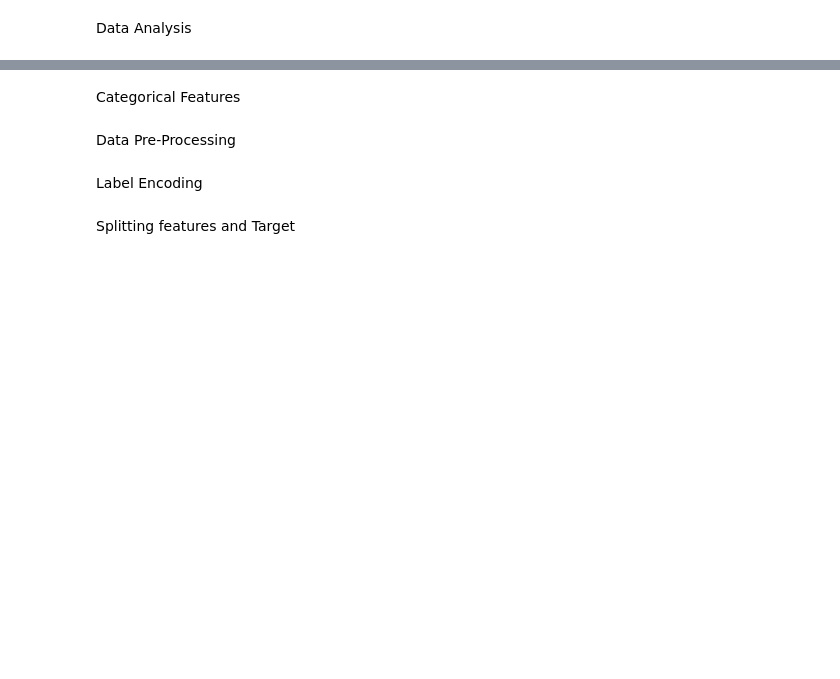
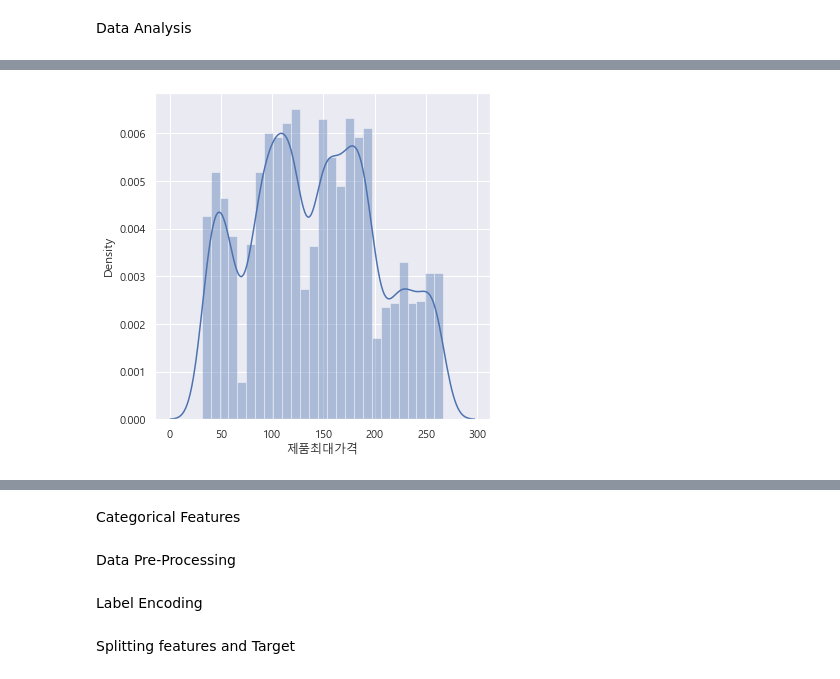
Before and after one commit to kimyounghwan91/MachineLearning_2021_12, a Jupyter notebook: 04.회귀/Project_12_Big_Mart_Sales_Prediction.ipynb, the cells around one changed output, grey strips where cells are left out. Cells and saved outputs as stored; diff of their text form; code cells hidden in the pictures; blank space fills up the shorter version.

```diff
--- a/04.회귀/Project_12_Big_Mart_Sales_Prediction.ipynb
+++ b/04.회귀/Project_12_Big_Mart_Sales_Prediction.ipynb
@@ -130,6 +190,8 @@ plt.show()
 # %%
-# Item MRP distribution
+# Item MRP 분포
 plt.figure(figsize=(6,6))
-sns.distplot(big_mart_data['Item_MRP'])
+sns.distplot(big_mart_data['제품최대가격'])
 plt.show()
+# %% [output]
+[figure, added]
 # %%
```
Also changed, not shown: parts of 20 cells of this notebook.
